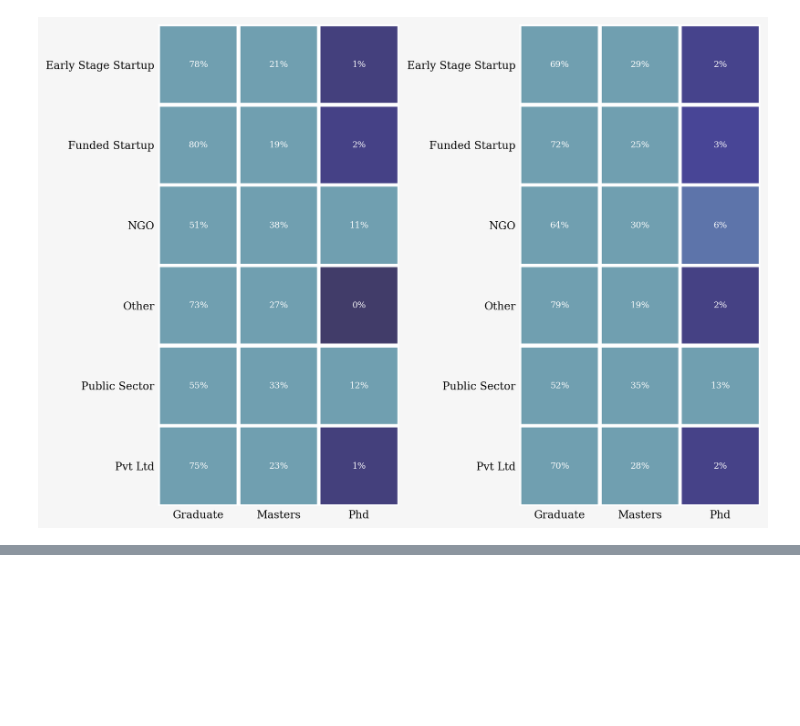
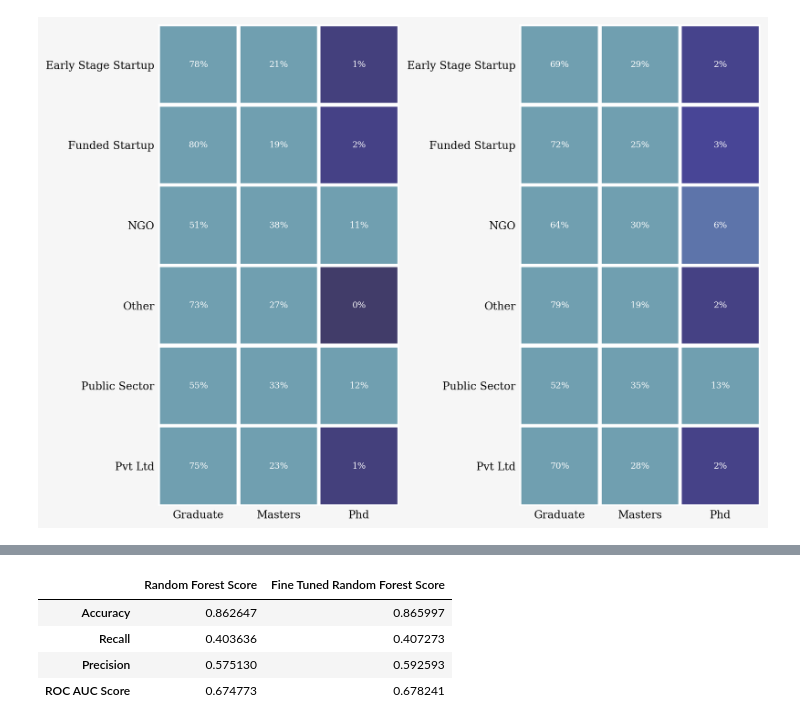
Before and after one commit to vaibhav1595/HR-Analytics-Predict-who-will-change-jobs, a Jupyter notebook: Predict_who_will_move_to_a_new_job.ipynb, the cells around one changed output, grey strips where cells are left out. Saved outputs shown, nothing was run; the diff lists cells and outputs as text; code cells hidden in the pictures; blank space fills up the shorter version.

```diff
--- a/Predict_who_will_move_to_a_new_job.ipynb
+++ b/Predict_who_will_move_to_a_new_job.ipynb
@@ -694,0 +749,5 @@ ax1.tick_params(axis=u'both', which=u'both',length=0)
+# %%
+X = train.dropna().drop(columns=['target']).values
+y = train.dropna()['target'].values
+
+X_train, X_test, y_train, y_test = train_test_split(X, y, test_size=0.2, random_state=102)
@@ -694,0 +771,11 @@ ax1.tick_params(axis=u'both', which=u'both',length=0)
+# %%
+# Decision Tree
+dct = DecisionTreeClassifier()
+dct.fit(X_train, y_train)
+dct_prediction = dct.predict(X_test)
+cm_dct = confusion_matrix(y_test, dct_prediction)
+dct_df = pd.DataFrame(data=[accuracy_score(y_test, dct_prediction), recall_score(y_test, dct_prediction),
+                            precision_score(y_test, dct_prediction), roc_auc_score(y_test, dct_prediction)],
+                            columns=['Decision Tree Score'],
+                            index=["Accuracy", "Recall", "Precision", "ROC AUC Score"])
+dct_df
@@ -694,0 +788,32 @@ ax1.tick_params(axis=u'both', which=u'both',length=0)
+# %%
+# Random Forest
+rf = RandomForestClassifier(n_estimators=500)
+rf.fit(X_train, y_train)
+rf_prediction = rf.predict(X_test)
+cm_rf = confusion_matrix(y_test, rf_prediction)
+rf_df = pd.DataFrame(data=[accuracy_score(y_test, rf_prediction), recall_score(y_test, rf_prediction),
+                            precision_score(y_test, rf_prediction), roc_auc_score(y_test, rf_prediction)],
+                            columns=['Random Forest Score'],
+                            index=["Accuracy", "Recall", "Precision", "ROC AUC Score"])
+
+
+# Fine tuning the random forest classifier
+
+rf_tune = RandomForestClassifier(n_estimators=1000, criterion='gini', max_depth=32, max_features = 'auto')
+rf_tune.fit(X_train, y_train)
+rf_tune_prediction = rf_tune.predict(X_test)
+cm_rf_tune = confusion_matrix(y_test, rf_tune_prediction)
+rf_tune_df = pd.DataFrame(data=[accuracy_score(y_test, rf_tune_prediction), recall_score(y_test, rf_tune_prediction),
+                            precision_score(y_test, rf_tune_prediction), roc_auc_score(y_test, rf_tune_prediction)],
+                            columns=['Fine Tuned Random Forest Score'],
+                            index=["Accuracy", "Recall", "Precision", "ROC AUC Score"])
+
+
+rf_score = pd.concat([rf_df,rf_tune_df] , axis=1)
+rf_score
+# %% [output]
+|  | Random Forest Score | Fine Tuned Random Forest Score |
+| Accuracy | 0.862647 | 0.865997 |
+| Recall | 0.403636 | 0.407273 |
+| Precision | 0.575130 | 0.592593 |
+| ROC AUC Score | 0.674773 | 0.678241 |
```
Also changed, not shown: parts of 16 cells of this notebook.
